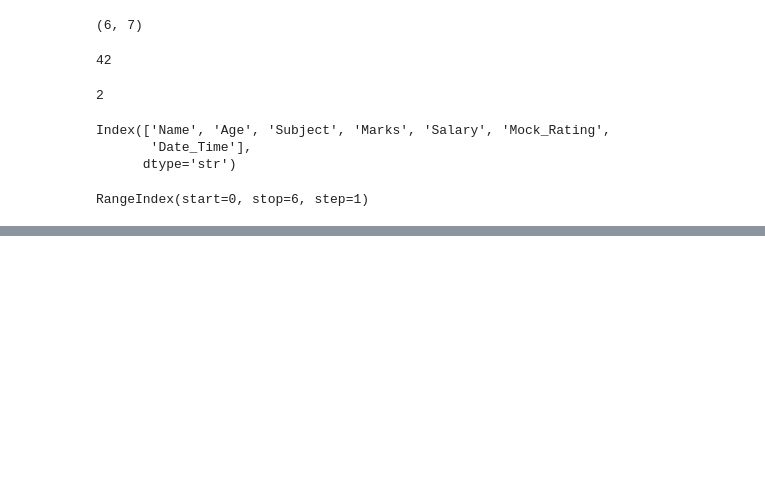
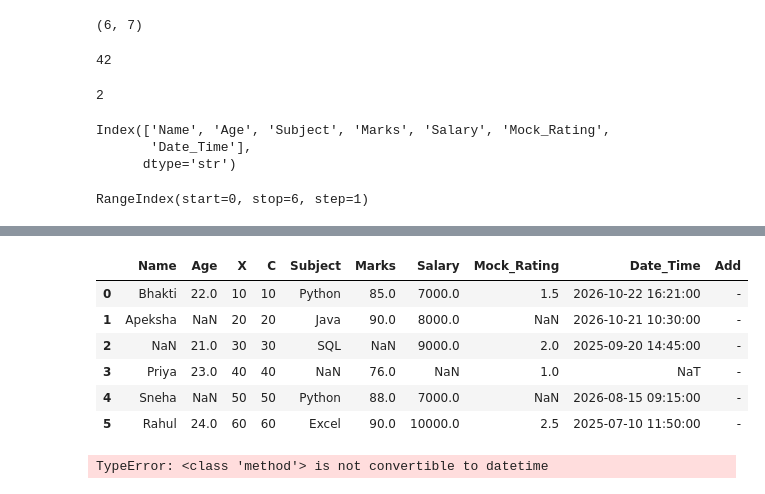
Before and after one commit to bhakti-wagh/PandasLibrary, a Jupyter notebook: day2practice.ipynb, the cells around one changed output, grey strips where cells are left out. Drawn from its saved outputs; the diff is of its cells as text; code cells hidden in the pictures; blank space fills up the shorter version.

```diff
--- a/day2practice.ipynb
+++ b/day2practice.ipynb
@@ -57,0 +141,15 @@ RangeIndex(start=0, stop=6, step=1)
+# %%
+df
+# %% [output]
+|  | Name | Age | X | C | Subject | Marks | Salary | Mock_Rating | Date_Time | Add |
+| 0 | Bhakti | 22.0 | 10 | 10 | Python | 85.0 | 7000.0 | 1.5 | 2026-10-22 16:21:00 | - |
+| 1 | Apeksha | NaN | 20 | 20 | Java | 90.0 | 8000.0 | NaN | 2026-10-21 10:30:00 | - |
+| 2 | NaN | 21.0 | 30 | 30 | SQL | NaN | 9000.0 | 2.0 | 2025-09-20 14:45:00 | - |
+| 3 | Priya | 23.0 | 40 | 40 | NaN | 76.0 | NaN | 1.0 | NaT | - |
+| 4 | Sneha | NaN | 50 | 50 | Python | 88.0 | 7000.0 | NaN | 2026-08-15 09:15:00 | - |
+| 5 | Rahul | 24.0 | 60 | 60 | Excel | 90.0 | 10000.0 | 2.5 | 2025-07-10 11:50:00 | - |
+# %%
+df['Month']=pd.to_datetime(df['Date_Time']).dt.month
+df
+# %% [output]
+TypeError: <class 'method'> is not convertible to datetime
```
Also changed, not shown: parts of 8 cells of this notebook, 2 other files.
